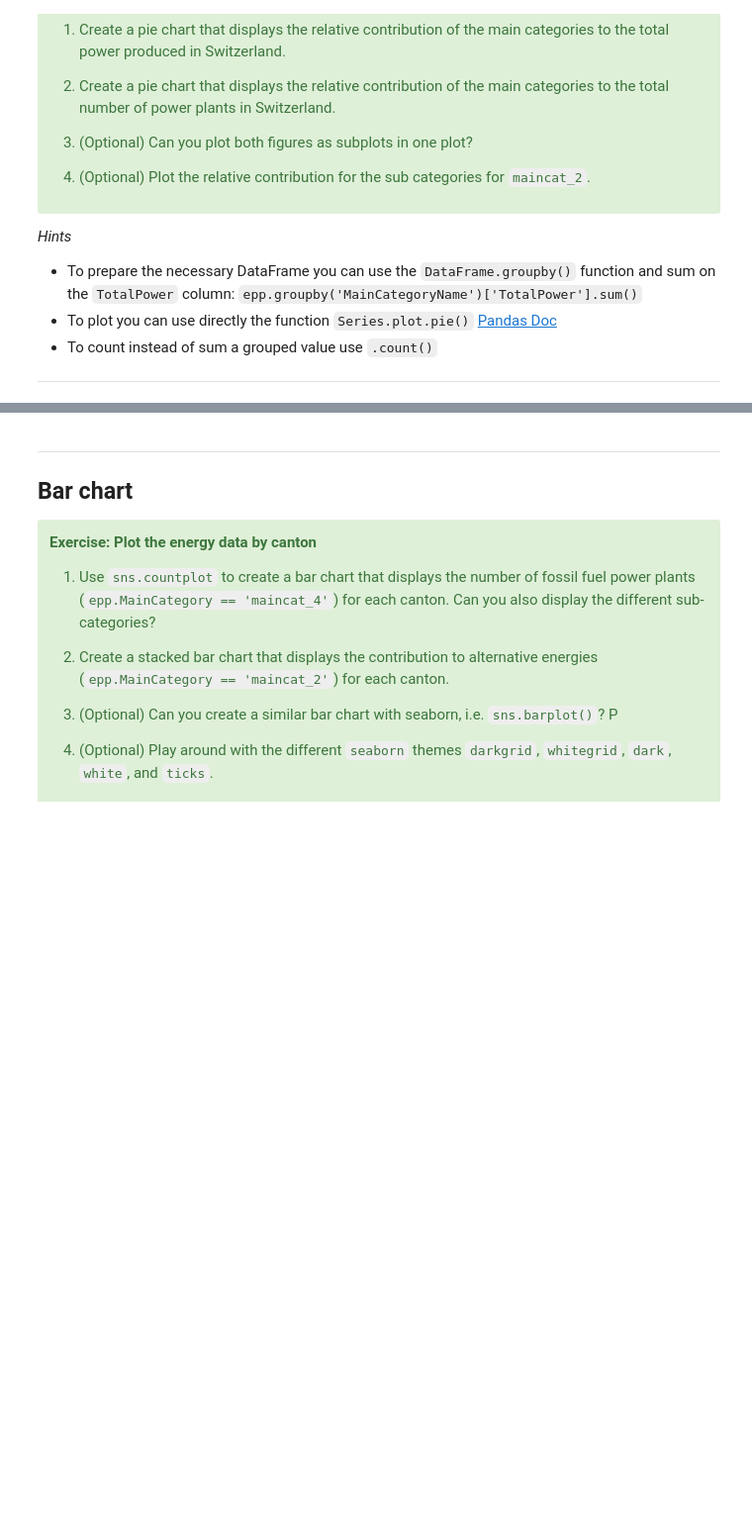
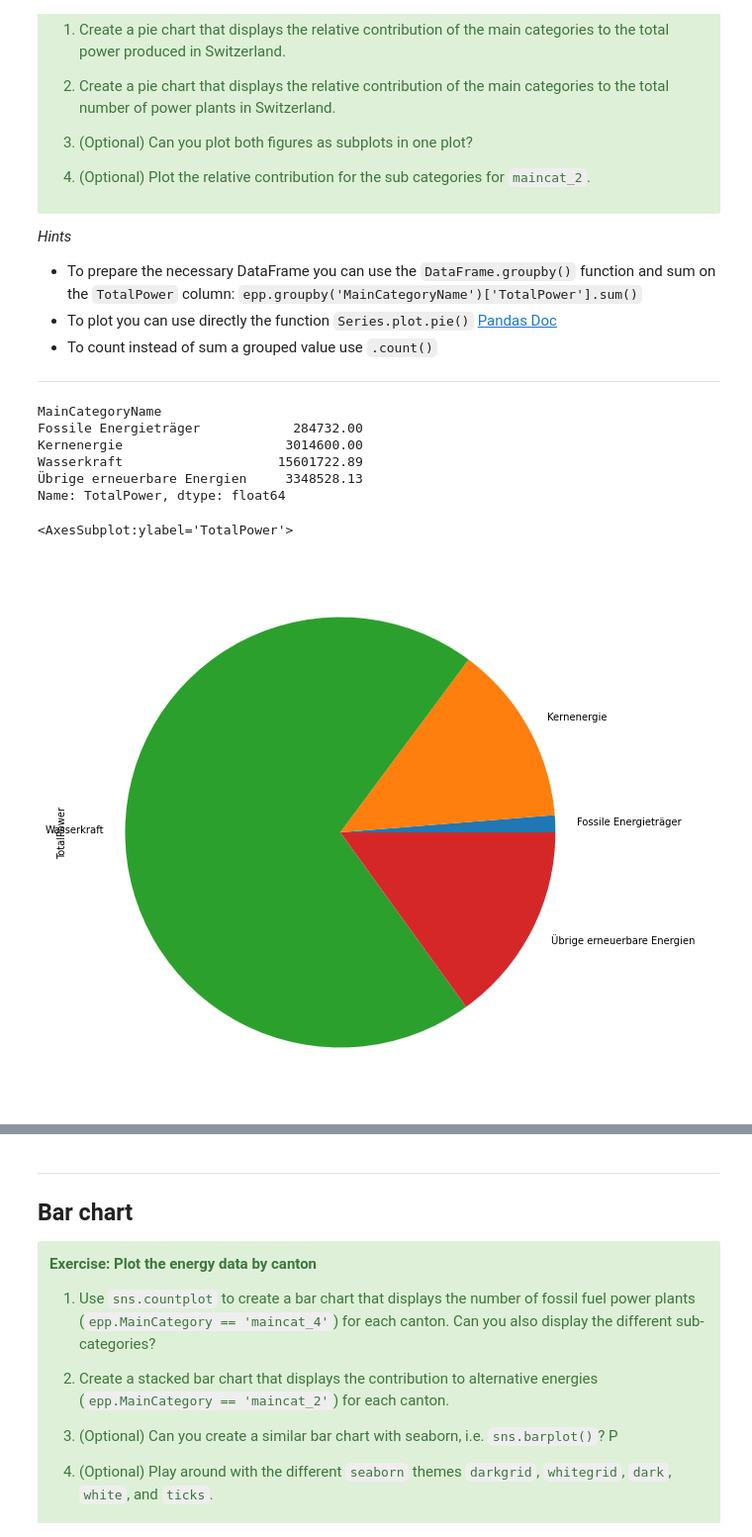
Before and after one commit to dsi-engineering-ag/data-science-course, a Jupyter notebook: Day 1/Excercise - Visualisation Plots.ipynb, the cells around one changed output, grey strips where cells are left out. Shown at 99% size. Saved outputs shown, nothing was run; the diff lists cells and outputs as text; code cells hidden in the pictures; blank space fills up the shorter version.

Commit message:
solution visualisation plots

```diff
--- a/Day 1/Excercise - Visualisation Plots.ipynb
+++ b/Day 1/Excercise - Visualisation Plots.ipynb
@@ -69,3 +69,18 @@ display(epp.head())
 - To count instead of sum a grouped value use `.count()`
 
 ***
+# %%
+a =  epp.groupby('MainCategoryName')['TotalPower'].sum()
+a
+# %% [output]
+MainCategoryName
+Fossile Energieträger            284732.00
+Kernenergie                     3014600.00
+Wasserkraft                    15601722.89
+Übrige erneuerbare Energien     3348528.13
+Name: TotalPower, dtype: float64
+# %%
+a.plot.pie()
+# %% [output]
+<AxesSubplot:ylabel='TotalPower'>
+[figure, added]
```
Also changed, not shown: parts of 12 cells of this notebook.
